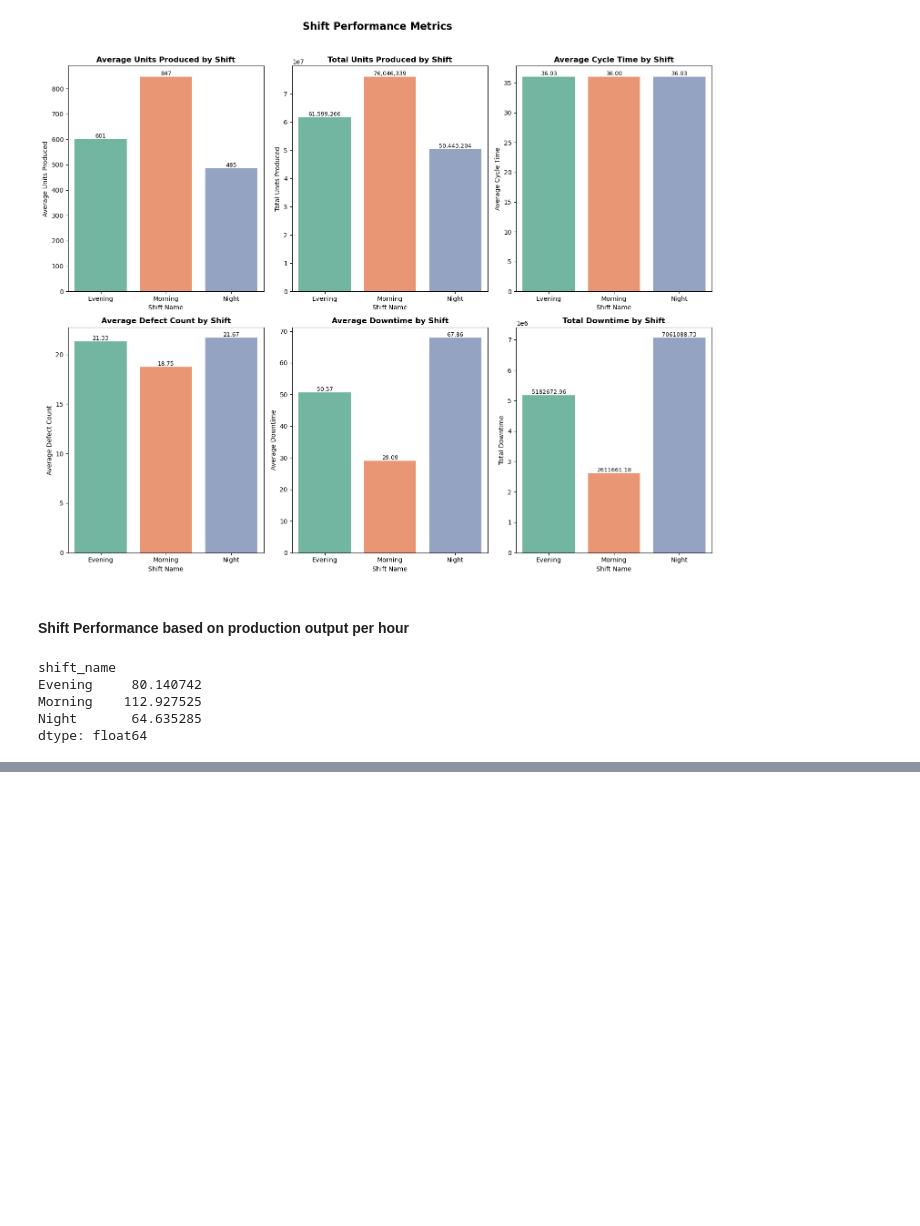
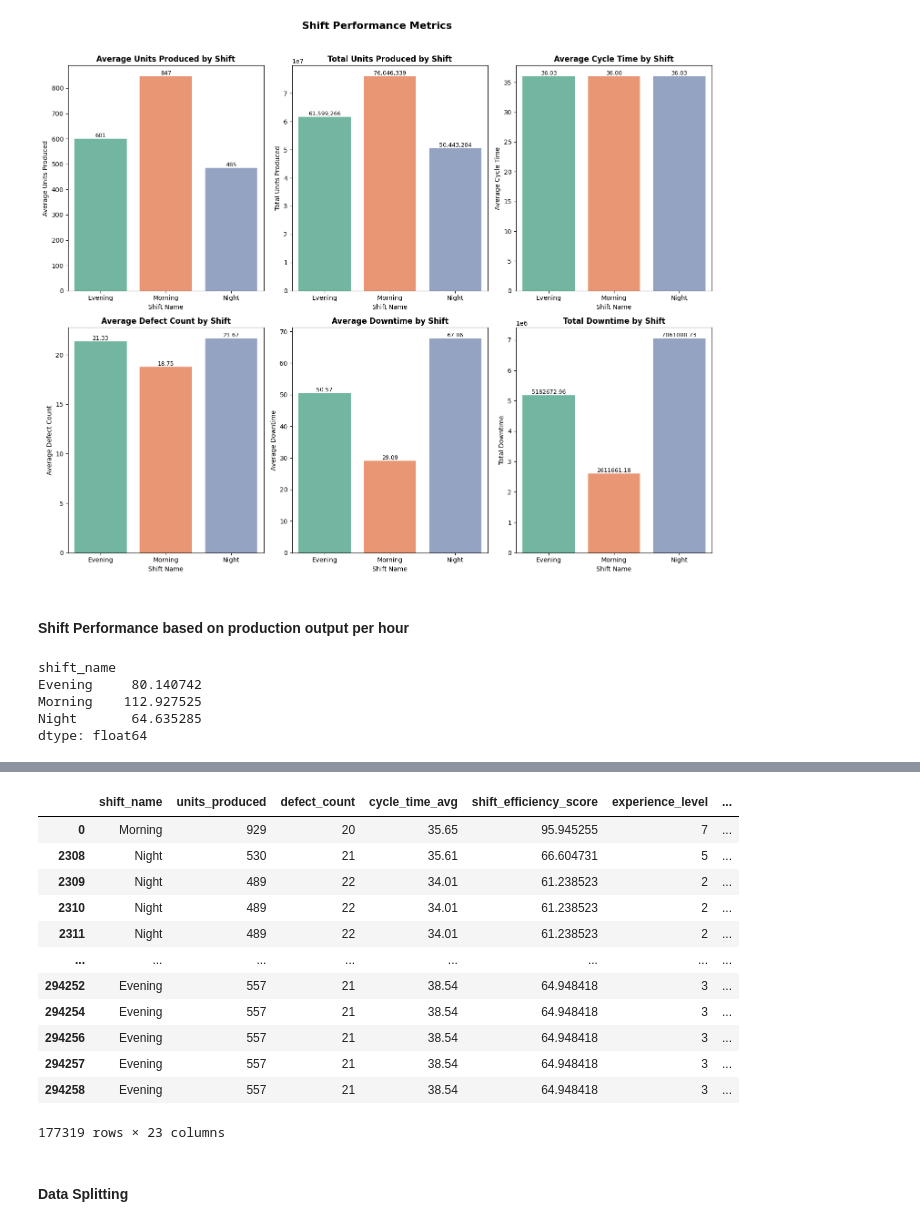
Before and after one commit to adamudaniel/Shift-Optimization-System, a Jupyter notebook: notebooks/EDA.ipynb, the cells around one changed output, grey strips where cells are left out. Cells and saved outputs as stored; diff of their text form; code cells hidden in the pictures; blank space fills up the shorter version.

```diff
--- a/notebooks/EDA.ipynb
+++ b/notebooks/EDA.ipynb
@@ -451,0 +833,39 @@ ConversionError: Failed to convert value(s) to axis units: 'shift_name'
+# %%
+# Engineering new features
+shift_data['start_time'] = pd.to_datetime(shift_data['start_time'])
+shift_data['end_time'] = pd.to_datetime(shift_data['end_time'])
+shift_data['date'] = pd.to_datetime(shift_data['date'])
+
+#fixing the overnight shift and add 1 day where the end time less than start time
+mask = shift_data['end_time'] < shift_data['start_time']
+shift_data.loc[mask, 'end_time'] = shift_data.loc[mask, 'end_time'] + pd.Timedelta(days=1)
+
+#shift duration
+shift_data['shift_duration'] = (shift_data['end_time'] - shift_data['start_time']).dt.total_seconds() / 3600
+
+#defect rate
+shift_data['defect_rate'] = shift_data['defect_count'] / shift_data['units_produced'].replace(0, pd.NA)
+
+#downtime rate
+shift_data['downtime_rate'] = shift_data['downtime_minutes'] / (shift_data['shift_duration'] * 60)
+
+#temperal features
+shift_data['day_of_week'] = shift_data['date'].dt.dayofweek
+shift_data['hour_of_day'] = shift_data['start_time'].dt.hour
+# %%
+# dropping identifiers, raw datetime columns and leakages
+
+cols_to_drop = [
+    #identifiers
+    'shift_id', 'operator_id', 'operator_name', 'machine_id', 'production_id', 'supervisor_id',
+
+    #leakage
+    'qc_id', 'resolved_by', 'timestamp',
+
+    # Raw datetime cols
+    'start_time', 'end_time', 'date'
+]
+
+
+shift_data.drop(columns = cols_to_drop, inplace = True)
+shift_data.shape
@@ -451,0 +878,2 @@ ConversionError: Failed to convert value(s) to axis units: 'shift_name'
+# %%
+shift_data.drop_duplicates(inplace=True)
@@ -451,0 +924,18 @@ ConversionError: Failed to convert value(s) to axis units: 'shift_name'
+# %%
+shift_data.drop(['inspection_result'], axis=1)
+# %% [output]
+|  | shift_name | units_produced | defect_count | cycle_time_avg | shift_efficiency_score | experience_level | ... |
+| 0 | Morning | 929 | 20 | 35.65 | 95.945255 | 7 | ... |
+| 2308 | Night | 530 | 21 | 35.61 | 66.604731 | 5 | ... |
+| 2309 | Night | 489 | 22 | 34.01 | 61.238523 | 2 | ... |
+| 2310 | Night | 489 | 22 | 34.01 | 61.238523 | 2 | ... |
+| 2311 | Night | 489 | 22 | 34.01 | 61.238523 | 2 | ... |
+| ... | ... | ... | ... | ... | ... | ... | ... |
+| 294252 | Evening | 557 | 21 | 38.54 | 64.948418 | 3 | ... |
+| 294254 | Evening | 557 | 21 | 38.54 | 64.948418 | 3 | ... |
+| 294256 | Evening | 557 | 21 | 38.54 | 64.948418 | 3 | ... |
+| 294257 | Evening | 557 | 21 | 38.54 | 64.948418 | 3 | ... |
+| 294258 | Evening | 557 | 21 | 38.54 | 64.948418 | 3 | ... |
+177319 rows × 23 columns
+# %% [markdown]
+#### Data Splitting
```
Also changed, not shown: parts of 43 cells of this notebook, 10 other files.
